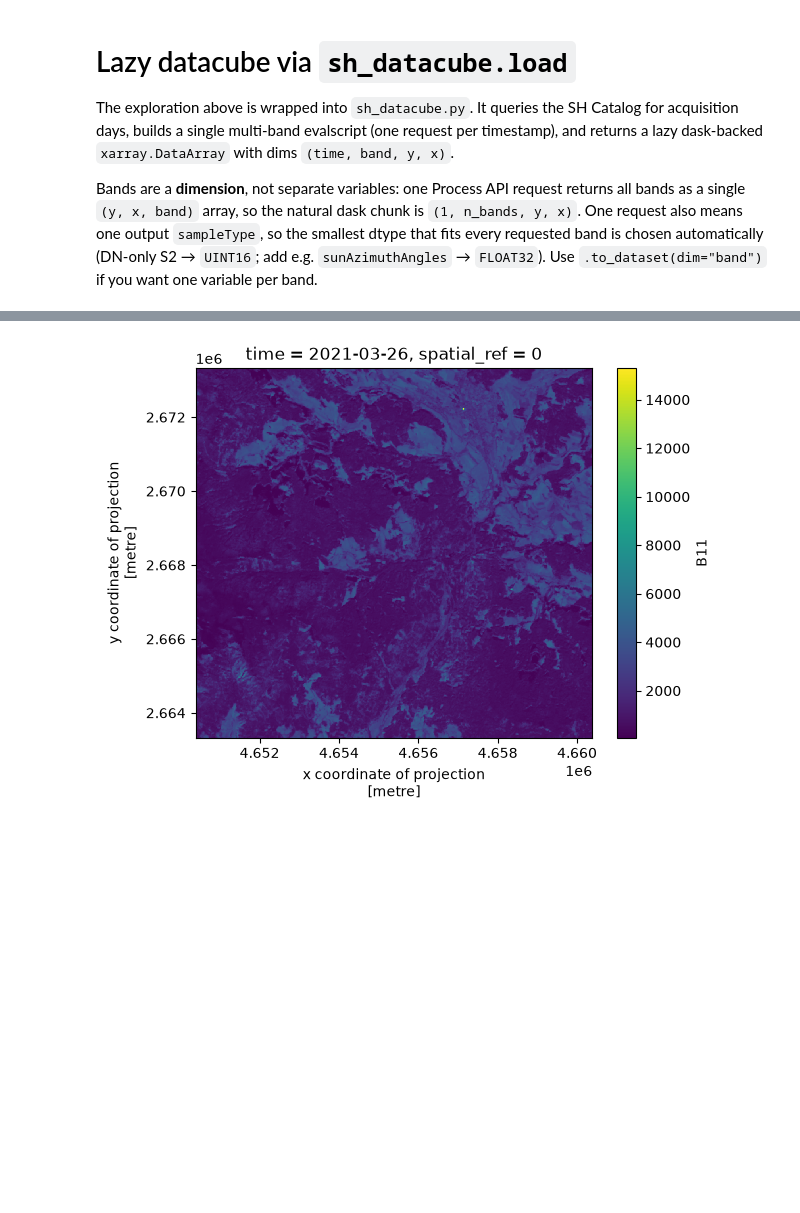
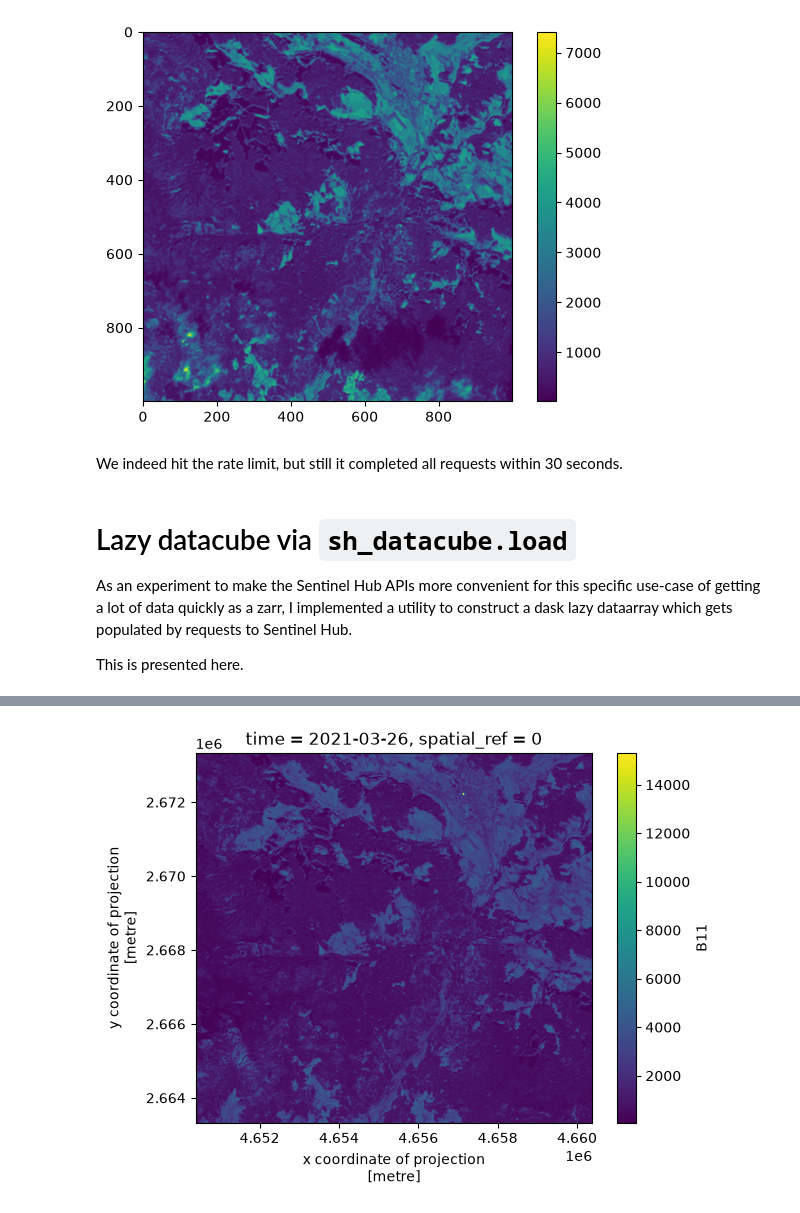
Before and after one commit to jonasViehweger/s2-time-series-access, a Jupyter notebook: sh-nb/index.ipynb, the cells around one changed output, grey strips where cells are left out. Cells and saved outputs as stored; diff of their text form; code cells hidden in the pictures; blank space fills up the shorter version.

```diff
--- a/sh-nb/index.ipynb
+++ b/sh-nb/index.ipynb
@@ -24,8 +34,5 @@ bbox_sh = BBox(p["box_3035"].bounds, CRS(3035))
 # %%
-config = SHConfig("download")
-session = SentinelHubSession(
-    config=config,
-)
+config = SHConfig("free-cdse")
 
 URL = "https://stac.dataspace.copernicus.eu/v1"
 cat = pystac_client.Client.open(URL)
@@ -94,7 +114,8 @@ requests = [get_request((date, date)) for date in acquisitions_dates]
 # %%
+%%time
 list_of_requests = [request.download_list[0] for request in requests]
 
 # download data with multiple threads
 data = SentinelHubDownloadClient(config=config).download(
-    list_of_requests, max_threads=5
+    list_of_requests, max_threads=32
 )
@@ -101,16 +125,15 @@ data = SentinelHubDownloadClient(config=config).download(
+# %%
+plt.imshow(data[22][:, :, 1])
+plt.colorbar();
+# %% [output]
+[figure, added]
+# %% [markdown]
+We indeed hit the rate limit, but still it completed all requests within 30 seconds.
 # %% [markdown]
 # Lazy datacube via `sh_datacube.load`
 
-The exploration above is wrapped into `sh_datacube.py`. It queries the SH
-Catalog for acquisition days, builds a single multi-band evalscript (one
-request per timestamp), and returns a lazy dask-backed `xarray.DataArray` with
-dims `(time, band, y, x)`.
+As an experiment to make the Sentinel Hub APIs more convenient for this specific use-case of getting a lot of data quickly as a zarr, I implemented a utility to construct a dask lazy dataarray which gets populated by requests to Sentinel Hub.
 
-Bands are a **dimension**, not separate variables: one Process API request
-returns all bands as a single `(y, x, band)` array, so the natural dask chunk is
-`(1, n_bands, y, x)`. One request also means one output `sampleType`, so the
-smallest dtype that fits every requested band is chosen automatically (DN-only
-S2 → `UINT16`; add e.g. `sunAzimuthAngles` → `FLOAT32`). Use
-`.to_dataset(dim="band")` if you want one variable per band.
+This is presented here.
 # %%
 from sh_datacube import load
```
Also changed, not shown: parts of 11 cells of this notebook, 8 other files.
